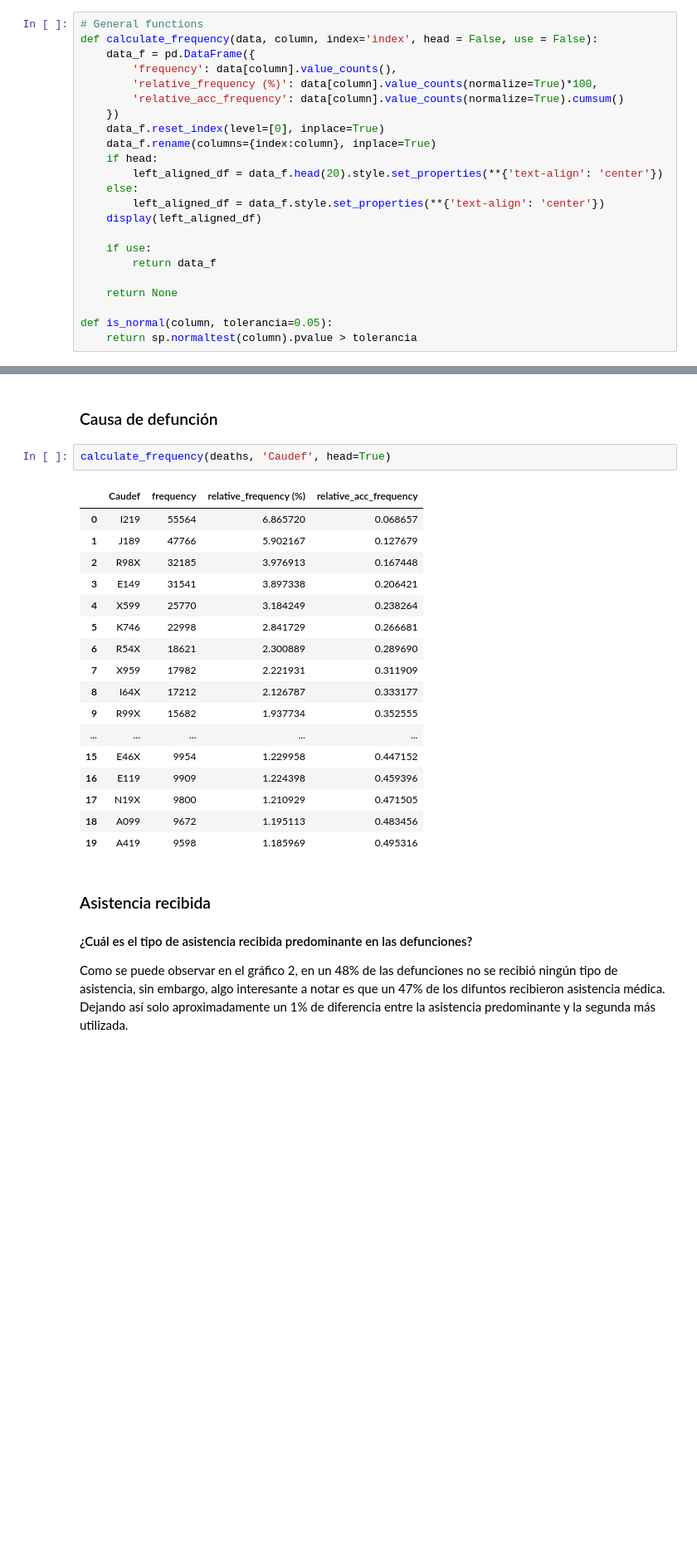
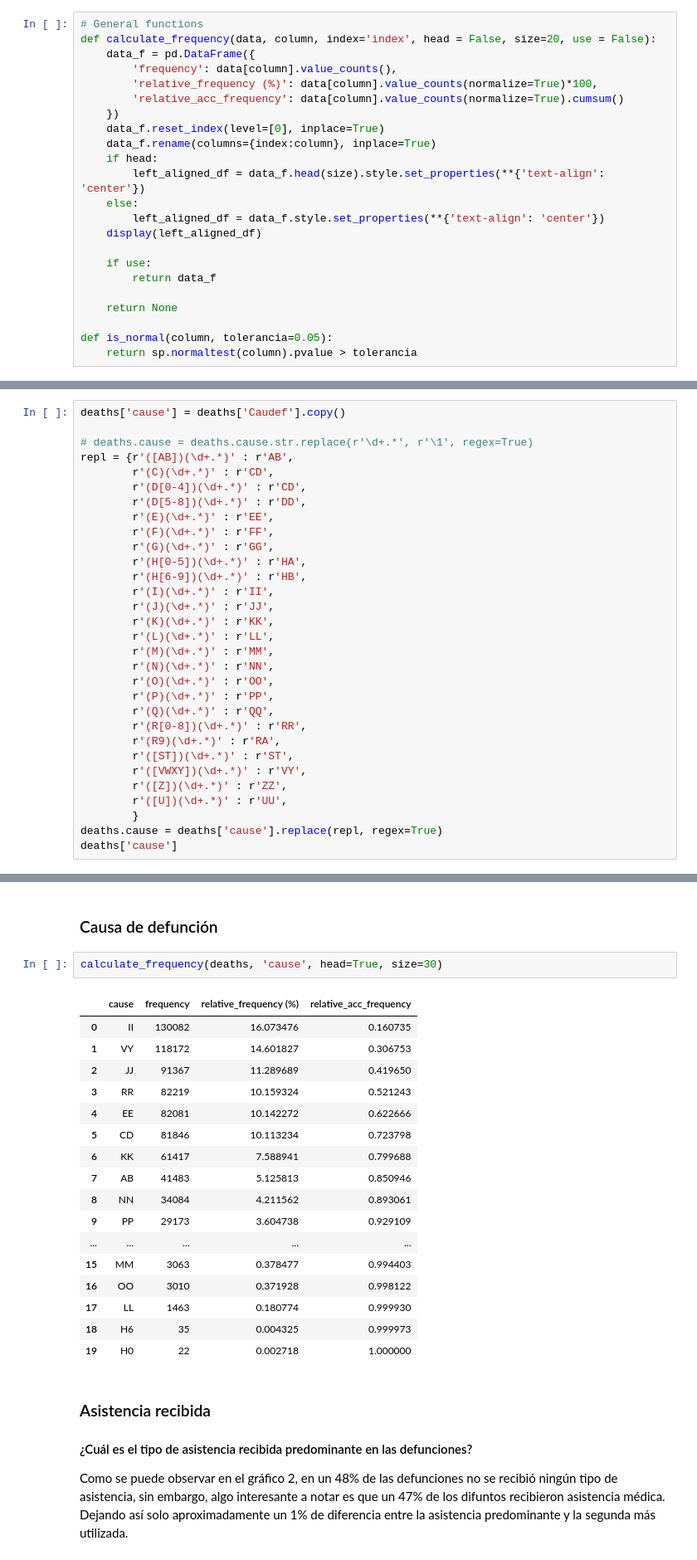
Before and after one commit to Orlando19943/Proyecto1-DM, a Jupyter notebook: project.ipynb, the cells around one changed output, grey strips where cells are left out. Shown at 83% size. Cells and saved outputs as stored; diff of their text form; blank space fills up the shorter version.

```diff
--- a/project.ipynb
+++ b/project.ipynb
@@ -28,7 +29,7 @@ plt.style.use('ggplot')
 sns.set_theme(palette=None)
 # %%
 # General functions
-def calculate_frequency(data, column, index='index', head = False, use = False):
+def calculate_frequency(data, column, index='index', head = False, size=20, use = False):
     data_f = pd.DataFrame({
         'frequency': data[column].value_counts(),
         'relative_frequency (%)': data[column].value_counts(normalize=True)*100,
@@ -37,7 +38,7 @@ def calculate_frequency(data, column, index='index', head = False, use = False):
     data_f.reset_index(level=[0], inplace=True)
     data_f.rename(columns={index:column}, inplace=True)
     if head:
-        left_aligned_df = data_f.head(20).style.set_properties(**{'text-align': 'center'})
+        left_aligned_df = data_f.head(size).style.set_properties(**{'text-align': 'center'})
     else:
         left_aligned_df = data_f.style.set_properties(**{'text-align': 'center'})
     display(left_aligned_df)
@@ -124,3 +125,34 @@ Análisis de valores atípicos y tratamientos de valores faltantes
 # los datos estén en el mismo formato
 deaths['Edadif'] = deaths['Edadif'].replace(['Ignorado'], -1)
 deaths['Edadif'] = deaths['Edadif'].astype('int')
+# %%
+deaths['cause'] = deaths['Caudef'].copy()
+
+# deaths.cause = deaths.cause.str.replace(r'\d+.*', r'\1', regex=True)
+repl = {r'([AB])(\d+.*)' : r'AB',
+        r'(C)(\d+.*)' : r'CD',
+        r'(D[0-4])(\d+.*)' : r'CD',
+        r'(D[5-8])(\d+.*)' : r'DD',
+        r'(E)(\d+.*)' : r'EE',
+        r'(F)(\d+.*)' : r'FF',
+        r'(G)(\d+.*)' : r'GG',
+        r'(H[0-5])(\d+.*)' : r'HA',
+        r'(H[6-9])(\d+.*)' : r'HB',
+        r'(I)(\d+.*)' : r'II',
+        r'(J)(\d+.*)' : r'JJ',
+        r'(K)(\d+.*)' : r'KK',
+        r'(L)(\d+.*)' : r'LL',
+        r'(M)(\d+.*)' : r'MM',
+        r'(N)(\d+.*)' : r'NN',
+        r'(O)(\d+.*)' : r'OO',
+        r'(P)(\d+.*)' : r'PP',
+        r'(Q)(\d+.*)' : r'QQ',
+        r'(R[0-8])(\d+.*)' : r'RR',
+        r'(R9)(\d+.*)' : r'RA',
+        r'([ST])(\d+.*)' : r'ST',
+        r'([VWXY])(\d+.*)' : r'VY',
+        r'([Z])(\d+.*)' : r'ZZ',
+        r'([U])(\d+.*)' : r'UU',
+        }
+deaths.cause = deaths['cause'].replace(repl, regex=True)
+deaths['cause']
@@ -626,25 +697,25 @@ calculate_frequency(deaths, 'Mredif', head=True)
 # %% [markdown]
 ### Causa de defunción
 # %%
-calculate_frequency(deaths, 'Caudef', head=True)
+calculate_frequency(deaths, 'cause', head=True, size=30)
 # %% [output]
-|  | Caudef | frequency | relative_frequency (%) | relative_acc_frequency |
-| 0 | I219 | 55564 | 6.865720 | 0.068657 |
-| 1 | J189 | 47766 | 5.902167 | 0.127679 |
-| 2 | R98X | 32185 | 3.976913 | 0.167448 |
-| 3 | E149 | 31541 | 3.897338 | 0.206421 |
-| 4 | X599 | 25770 | 3.184249 | 0.238264 |
-| 5 | K746 | 22998 | 2.841729 | 0.266681 |
-| 6 | R54X | 18621 | 2.300889 | 0.289690 |
-| 7 | X959 | 17982 | 2.221931 | 0.311909 |
-| 8 | I64X | 17212 | 2.126787 | 0.333177 |
-| 9 | R99X | 15682 | 1.937734 | 0.352555 |
+|  | cause | frequency | relative_frequency (%) | relative_acc_frequency |
+| 0 | II | 130082 | 16.073476 | 0.160735 |
+| 1 | VY | 118172 | 14.601827 | 0.306753 |
+| 2 | JJ | 91367 | 11.289689 | 0.419650 |
+| 3 | RR | 82219 | 10.159324 | 0.521243 |
+| 4 | EE | 82081 | 10.142272 | 0.622666 |
+| 5 | CD | 81846 | 10.113234 | 0.723798 |
+| 6 | KK | 61417 | 7.588941 | 0.799688 |
+| 7 | AB | 41483 | 5.125813 | 0.850946 |
+| 8 | NN | 34084 | 4.211562 | 0.893061 |
+| 9 | PP | 29173 | 3.604738 | 0.929109 |
 | ... | ... | ... | ... | ... |
-| 15 | E46X | 9954 | 1.229958 | 0.447152 |
-| 16 | E119 | 9909 | 1.224398 | 0.459396 |
-| 17 | N19X | 9800 | 1.210929 | 0.471505 |
-| 18 | A099 | 9672 | 1.195113 | 0.483456 |
-| 19 | A419 | 9598 | 1.185969 | 0.495316 |
+| 15 | MM | 3063 | 0.378477 | 0.994403 |
+| 16 | OO | 3010 | 0.371928 | 0.998122 |
+| 17 | LL | 1463 | 0.180774 | 0.999930 |
+| 18 | H6 | 35 | 0.004325 | 0.999973 |
+| 19 | H0 | 22 | 0.002718 | 1.000000 |
 # %% [markdown]
 ### Asistencia recibida
 
```
Also changed, not shown: parts of 21 cells of this notebook.
